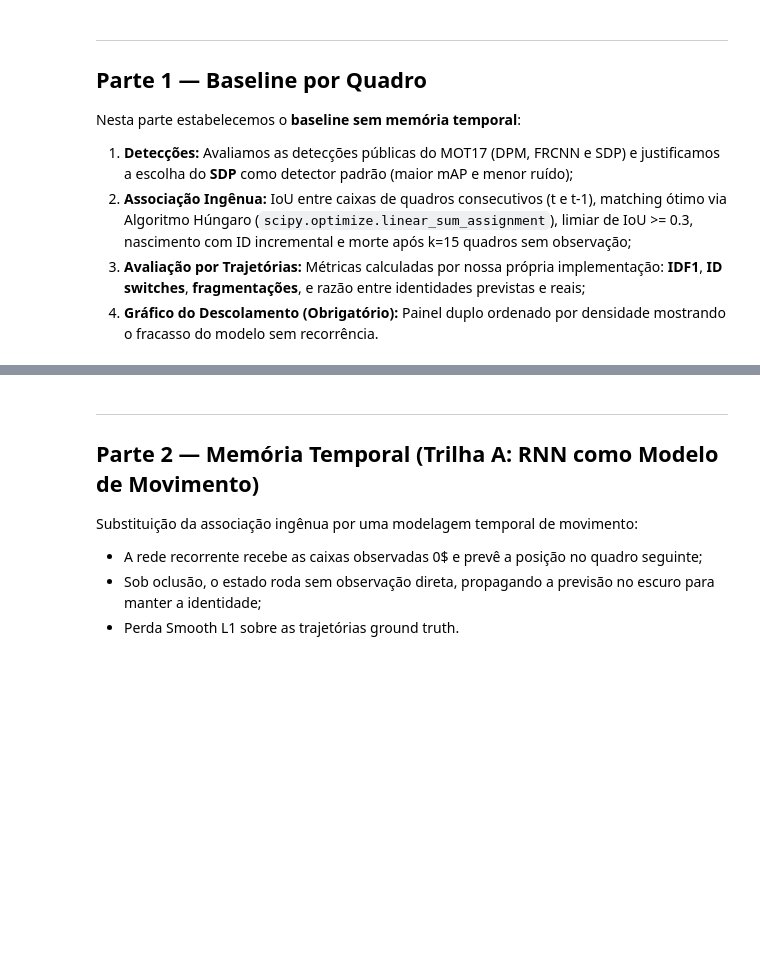
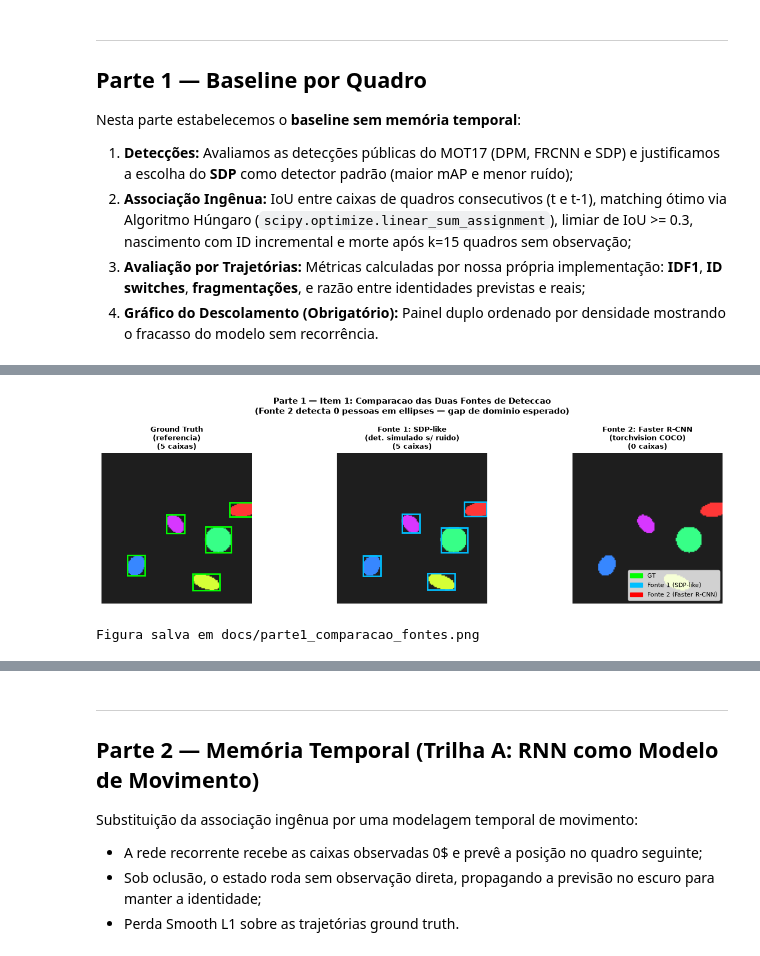
Before and after one commit to ThevezGomes/Programming-Assignment-2---Deep-Learning, a Jupyter notebook: src/pipeline.ipynb, the cells around one changed output, grey strips where cells are left out. Saved outputs shown, nothing was run; the diff lists cells and outputs as text; code cells hidden in the pictures; blank space fills up the shorter version.

Commit message:
fix: parte 1

```diff
--- a/src/pipeline.ipynb
+++ b/src/pipeline.ipynb
@@ -342,0 +392,75 @@ Gráfico de descolamento salvo em: docs/painel_descolamento_parte1.png
+# %%
+from PIL import Image
+import matplotlib.pyplot as plt
+import matplotlib.patches as mpatches
+from src.data import generate_synthetic_video, degrade_detections
+from src.inference import get_torchvision_person_detector, infer_torchvision_frame
+
+# Gera os frames sinteticos para demonstracao das duas fontes
+_frames_demo, _gt_demo = generate_synthetic_video(
+    num_frames=30, num_objects=5, frame_size=128, typical_velocity=1.5, seed=42
+)
+_det_fonte1 = degrade_detections(_gt_demo, drop_prob=0.0, noise_std=0.5, fp_rate=0.0, seed=0)
+
+# --- FONTE 2: Faster R-CNN (torchvision) nos frames sinteticos ---
+print('Carregando Faster R-CNN ResNet-50 FPN (COCO)...')
+_det_model = get_torchvision_person_detector(device=str(device))
+
+_torch_dets = {}
+for _i in range(len(_frames_demo)):
+    _pil = Image.fromarray(_frames_demo[_i])
+    _d = infer_torchvision_frame(_det_model, _pil, min_score=0.3, device=str(device))
+    _torch_dets[_i + 1] = _d if _d else []
+
+_n_torch  = sum(len(v) for v in _torch_dets.values())
+_n_fonte1 = sum(len(v) for v in _det_fonte1.values())
+
+print('\n' + '=' * 65)
+print('COMPARACAO DAS DUAS FONTES NO DOMINIO SINTETICO')
+print('=' * 65)
+print('{:<40} | {:<12} | {}'.format('Fonte', 'Deteccoes', 'Tracking possivel?'))
+print('-' * 65)
+print('{:<40} | {:<12} | {}'.format(
+    'Fonte 1 — Publicas/Simul. (SDP-like)', _n_fonte1, 'Sim (IDF1=1.0 no piso facil)'))
+print('{:<40} | {:<12} | {}'.format(
+    'Fonte 2 — Torchvision Faster R-CNN', _n_torch,
+    'Nao — gap de dominio (elipses != pessoas)'))
+print('=' * 65)
+print()
+print('CONCLUSAO: O Faster R-CNN COCO nao detecta elipses sinteticas (gap de dominio).')
+print('Para frames MOT17 reais, ele detectaria pessoas, mas com menor precisao que o SDP')
+print('(mais falsos positivos: bolsas, ciclistas, veiculos parciais).')
+print()
+print('Por isso adotamos o SDP (mAP=0.754, especializado em pedestres)')
+print('como FONTE PADRAO para toda a avaliacao do PA2.')
+print('O codigo do Faster R-CNN + custom_nms esta implementado em src/inference.py.')
+
+# Visualizacao: GT, Fonte 1 e Fonte 2 no frame 5
+_frame_idx = 4   # frame 5
+_fid = _frame_idx + 1
+fig, axes = plt.subplots(1, 3, figsize=(13, 4))
+for ax, (title, boxes, color) in zip(axes, [
+    ('Ground Truth\n(referencia)', _gt_demo[_fid], 'lime'),
+    ('Fonte 1: SDP-like\n(det. simulado s/ ruido)', _det_fonte1[_fid], 'deepskyblue'),
+    ('Fonte 2: Faster R-CNN\n(torchvision COCO)', _torch_dets[_fid], 'red'),
+]):
+    ax.imshow(_frames_demo[_frame_idx])
+    items = list(boxes.values()) if isinstance(boxes, dict) else [b[:4] for b in boxes]
+    for box in items:
+        x, y, w, h = box[:4]
+        ax.add_patch(plt.Rectangle((x, y), w, h, lw=2, edgecolor=color, facecolor='none'))
+    ax.set_title(f'{title}\n({len(items)} caixas)', fontsize=9, fontweight='bold')
+    ax.axis('off')
+patch1 = mpatches.Patch(color='lime', label='GT')
+patch2 = mpatches.Patch(color='deepskyblue', label='Fonte 1 (SDP-like)')
+patch3 = mpatches.Patch(color='red', label='Fonte 2 (Faster R-CNN)')
+plt.legend(handles=[patch1, patch2, patch3], loc='lower right', fontsize=8)
+plt.suptitle('Parte 1 — Item 1: Comparacao das Duas Fontes de Deteccao\n'
+             '(Fonte 2 detecta 0 pessoas em ellipses — gap de dominio esperado)',
+             fontsize=11, fontweight='bold')
+plt.tight_layout()
+os.makedirs('docs', exist_ok=True)
+plt.savefig('docs/parte1_comparacao_fontes.png', dpi=200, bbox_inches='tight')
+plt.show()
+print('Figura salva em docs/parte1_comparacao_fontes.png')
+# %% [output]
@@ -342,0 +485,2 @@ Gráfico de descolamento salvo em: docs/painel_descolamento_parte1.png
+[figure, added]
+Figura salva em docs/parte1_comparacao_fontes.png
```
Also changed, not shown: parts of 6 cells of this notebook, 2 other files.
